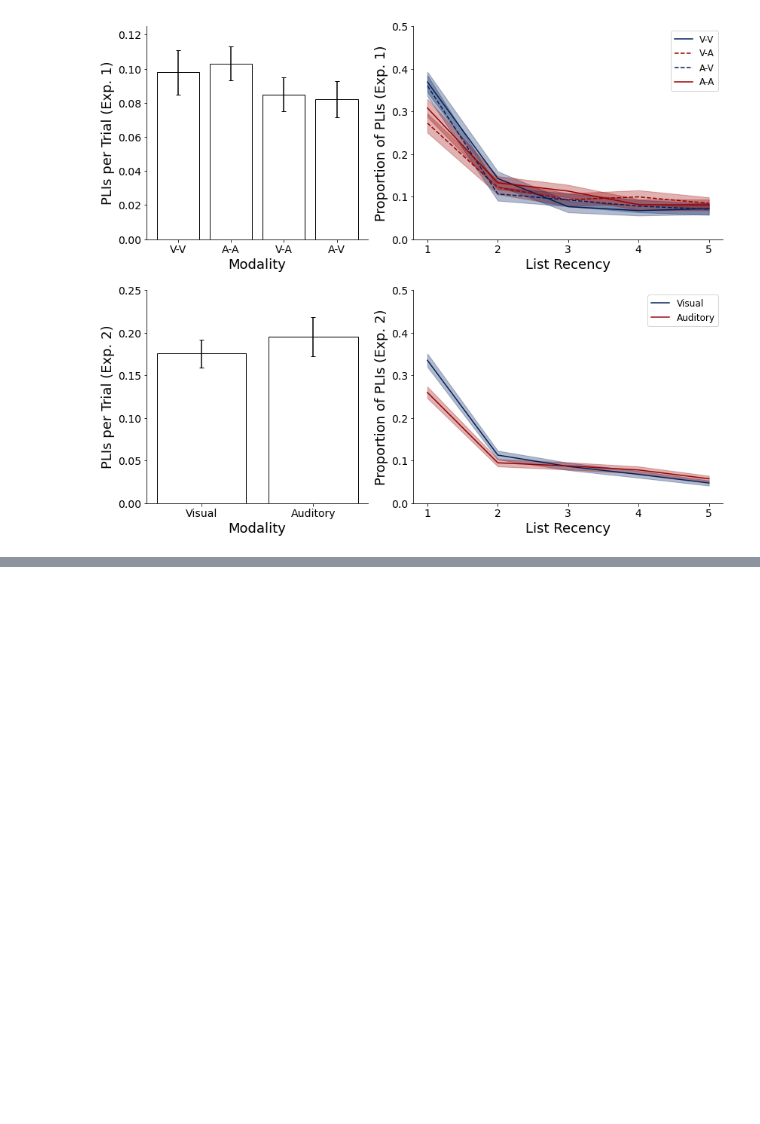
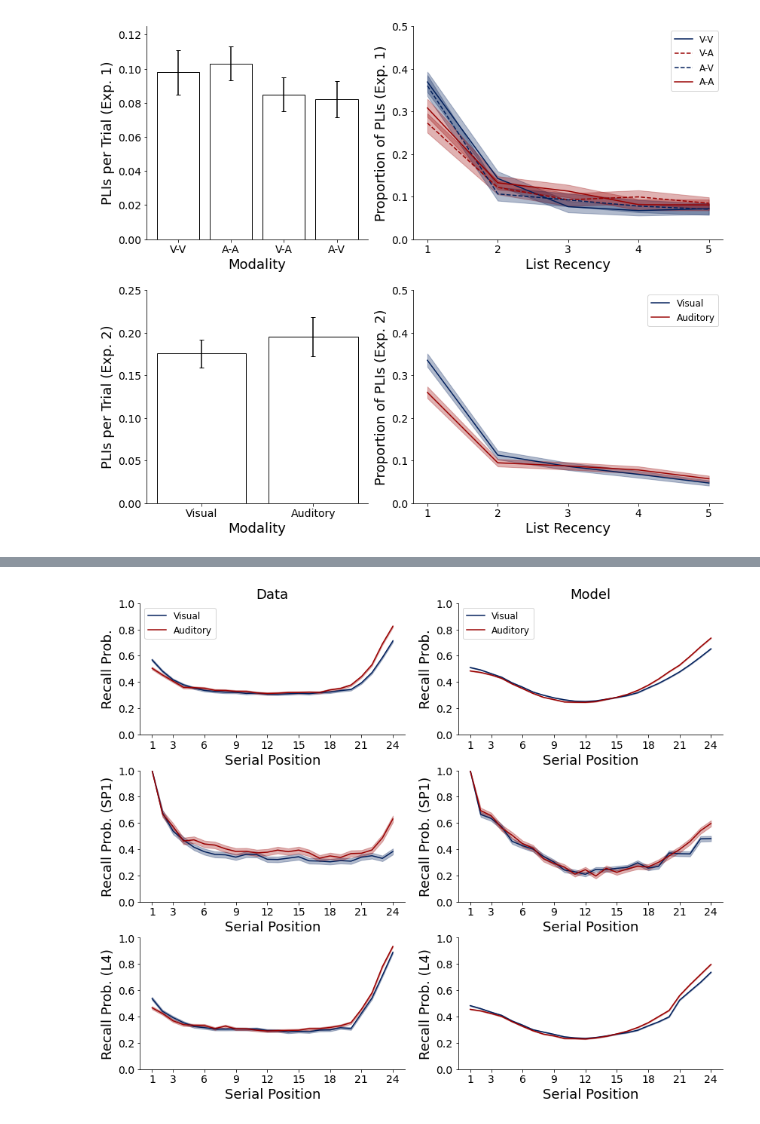
Before and after one commit to jpazdera/PazdKaha22, a Jupyter notebook: Analysis/Poster Plotting.ipynb, the cells around one changed output, grey strips where cells are left out. Cells and saved outputs as stored; diff of their text form; code cells hidden in the pictures; blank space fills up the shorter version.

```diff
--- a/Analysis/Poster Plotting.ipynb
+++ b/Analysis/Poster Plotting.ipynb
@@ -297,0 +589,5 @@ plt.savefig('poster_figures/intrusions.svg')
+# %%
+plot_sim2(dvb, dab, mvb, mab, xticks=[1, 3, 6, 9, 12, 15, 18, 21, 24])
+plt.gcf().savefig('poster_figures/sim2b_spcs.svg')
+# %% [output]
+[figure, added]
```
Also changed, not shown: parts of 8 cells of this notebook, 12 other files.
